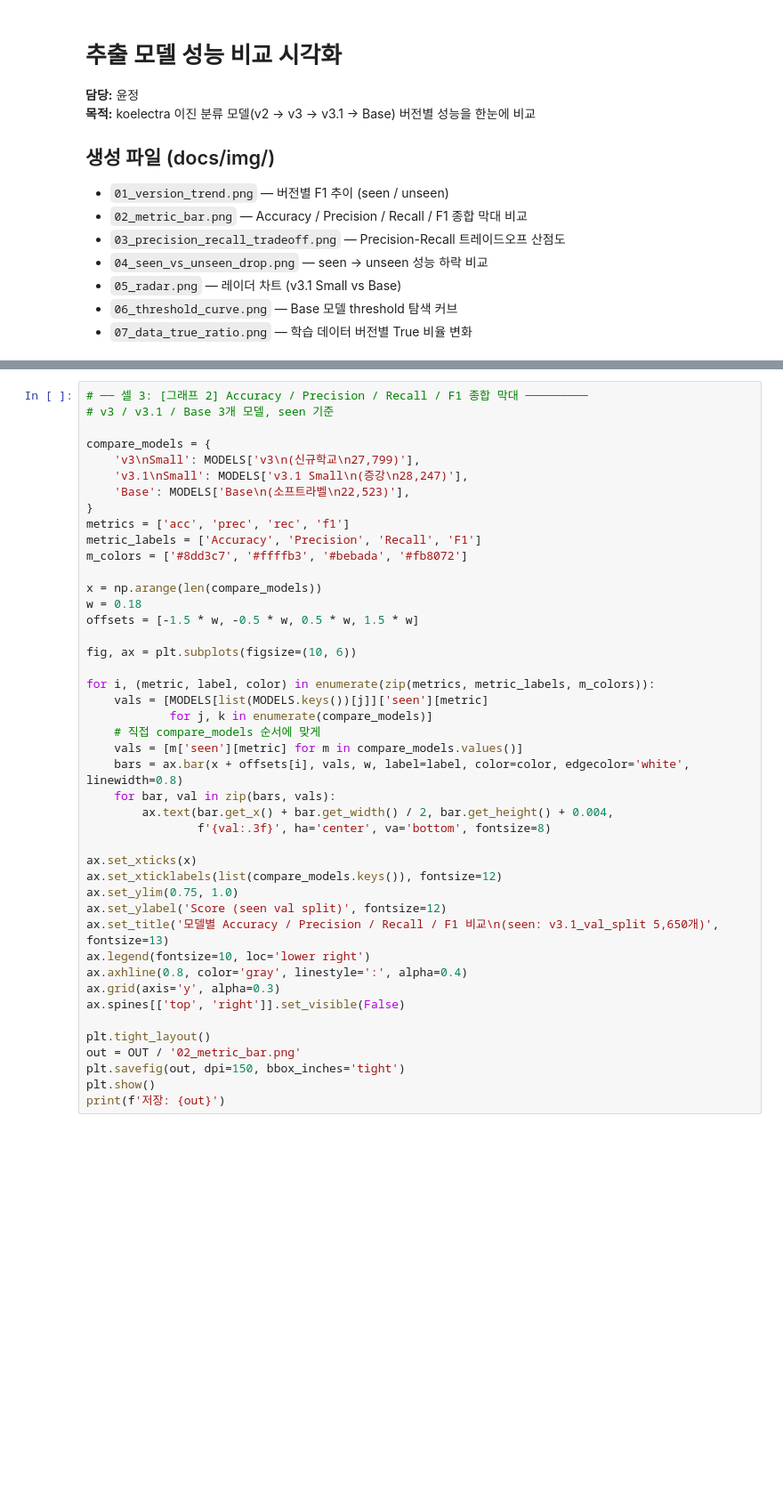
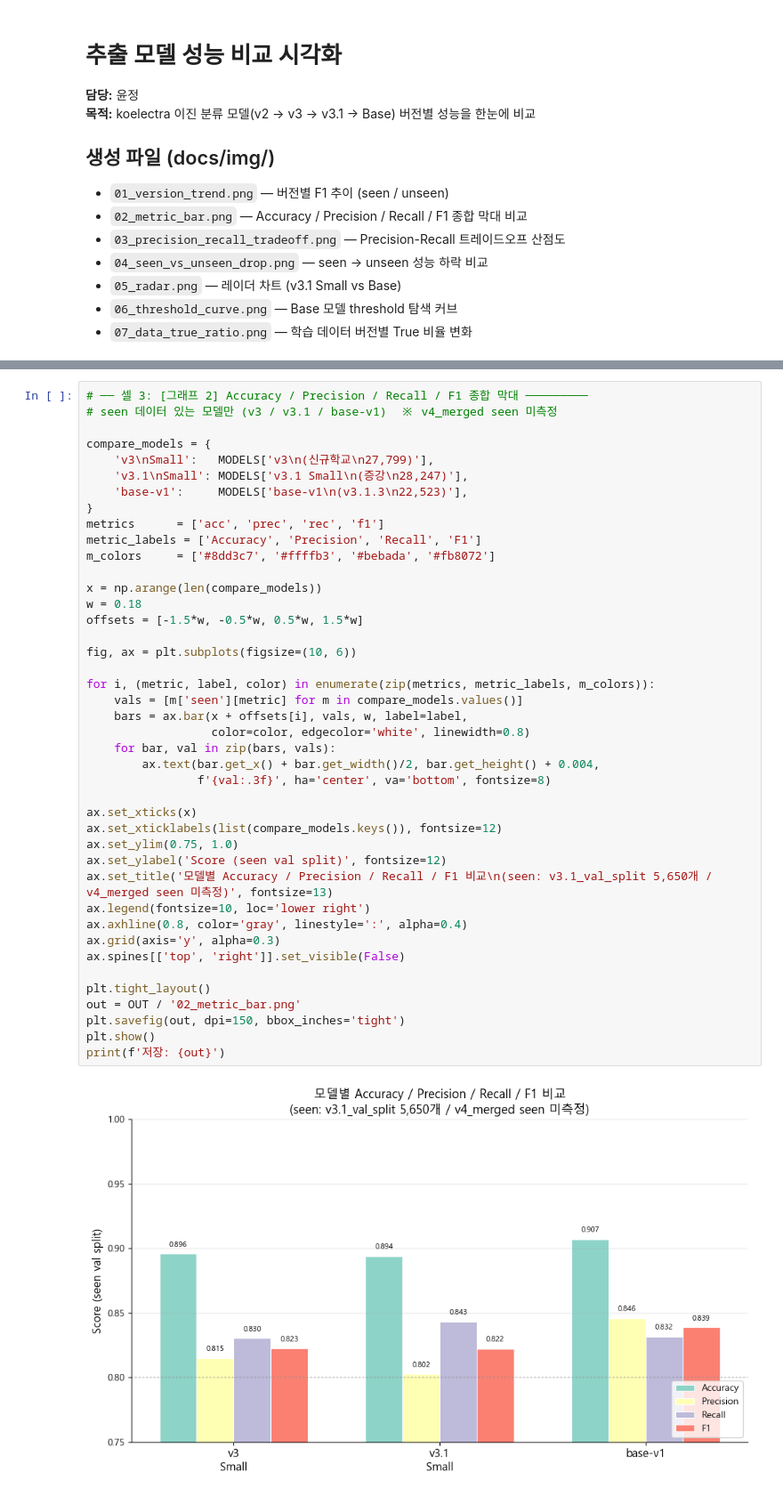
Before and after one commit to Maxmunzy/multicultural-ai, a Jupyter notebook: model/extraction/file/visualize_model_comparison.ipynb, the cells around one changed output, grey strips where cells are left out. Shown at 89% size. Saved outputs shown, nothing was run; the diff lists cells and outputs as text; blank space fills up the shorter version.

```diff
--- a/model/extraction/file/visualize_model_comparison.ipynb
+++ b/model/extraction/file/visualize_model_comparison.ipynb
@@ -190,44 +199,44 @@ print(f'저장: {out}')
 # %%
 # ── 셀 3: [그래프 2] Accuracy / Precision / Recall / F1 종합 막대 ─────────
-# v3 / v3.1 / Base 3개 모델, seen 기준
+# seen 데이터 있는 모델만 (v3 / v3.1 / base-v1)  ※ v4_merged seen 미측정
 
 compare_models = {
-    'v3\nSmall': MODELS['v3\n(신규학교\n27,799)'],
+    'v3\nSmall':   MODELS['v3\n(신규학교\n27,799)'],
     'v3.1\nSmall': MODELS['v3.1 Small\n(증강\n28,247)'],
-    'Base': MODELS['Base\n(소프트라벨\n22,523)'],
+    'base-v1':     MODELS['base-v1\n(v3.1.3\n22,523)'],
 }
-metrics = ['acc', 'prec', 'rec', 'f1']
+metrics      = ['acc', 'prec', 'rec', 'f1']
 metric_labels = ['Accuracy', 'Precision', 'Recall', 'F1']
-m_colors = ['#8dd3c7', '#ffffb3', '#bebada', '#fb8072']
+m_colors     = ['#8dd3c7', '#ffffb3', '#bebada', '#fb8072']
 
 x = np.arange(len(compare_models))
 w = 0.18
-offsets = [-1.5 * w, -0.5 * w, 0.5 * w, 1.5 * w]
+offsets = [-1.5*w, -0.5*w, 0.5*w, 1.5*w]
 
 fig, ax = plt.subplots(figsize=(10, 6))
 
 for i, (metric, label, color) in enumerate(zip(metrics, metric_labels, m_colors)):
-    vals = [MODELS[list(MODELS.keys())[j]]['seen'][metric]
-            for j, k in enumerate(compare_models)]
-    # 직접 compare_models 순서에 맞게
     vals = [m['seen'][metric] for m in compare_models.values()]
-    bars = ax.bar(x + offsets[i], vals, w, label=label, color=color, edgecolor='white', linewidth=0.8)
+    bars = ax.bar(x + offsets[i], vals, w, label=label,
+                  color=color, edgecolor='white', linewidth=0.8)
     for bar, val in zip(bars, vals):
-        ax.text(bar.get_x() + bar.get_width() / 2, bar.get_height() + 0.004,
+        ax.text(bar.get_x() + bar.get_width()/2, bar.get_height() + 0.004,
                 f'{val:.3f}', ha='center', va='bottom', fontsize=8)
 
 ax.set_xticks(x)
 ax.set_xticklabels(list(compare_models.keys()), fontsize=12)
 ax.set_ylim(0.75, 1.0)
 ax.set_ylabel('Score (seen val split)', fontsize=12)
-ax.set_title('모델별 Accuracy / Precision / Recall / F1 비교\n(seen: v3.1_val_split 5,650개)', fontsize=13)
+ax.set_title('모델별 Accuracy / Precision / Recall / F1 비교\n(seen: v3.1_val_split 5,650개 / v4_merged seen 미측정)', fontsize=13)
 ax.legend(fontsize=10, loc='lower right')
 ax.axhline(0.8, color='gray', linestyle=':', alpha=0.4)
 ax.grid(axis='y', alpha=0.3)
 ax.spines[['top', 'right']].set_visible(False)
 
 plt.tight_layout()
 out = OUT / '02_metric_bar.png'
 plt.savefig(out, dpi=150, bbox_inches='tight')
 plt.show()
 print(f'저장: {out}')
+# %% [output]
+[figure, added]
```
Also changed, not shown: parts of 7 cells of this notebook, 3 other files.
